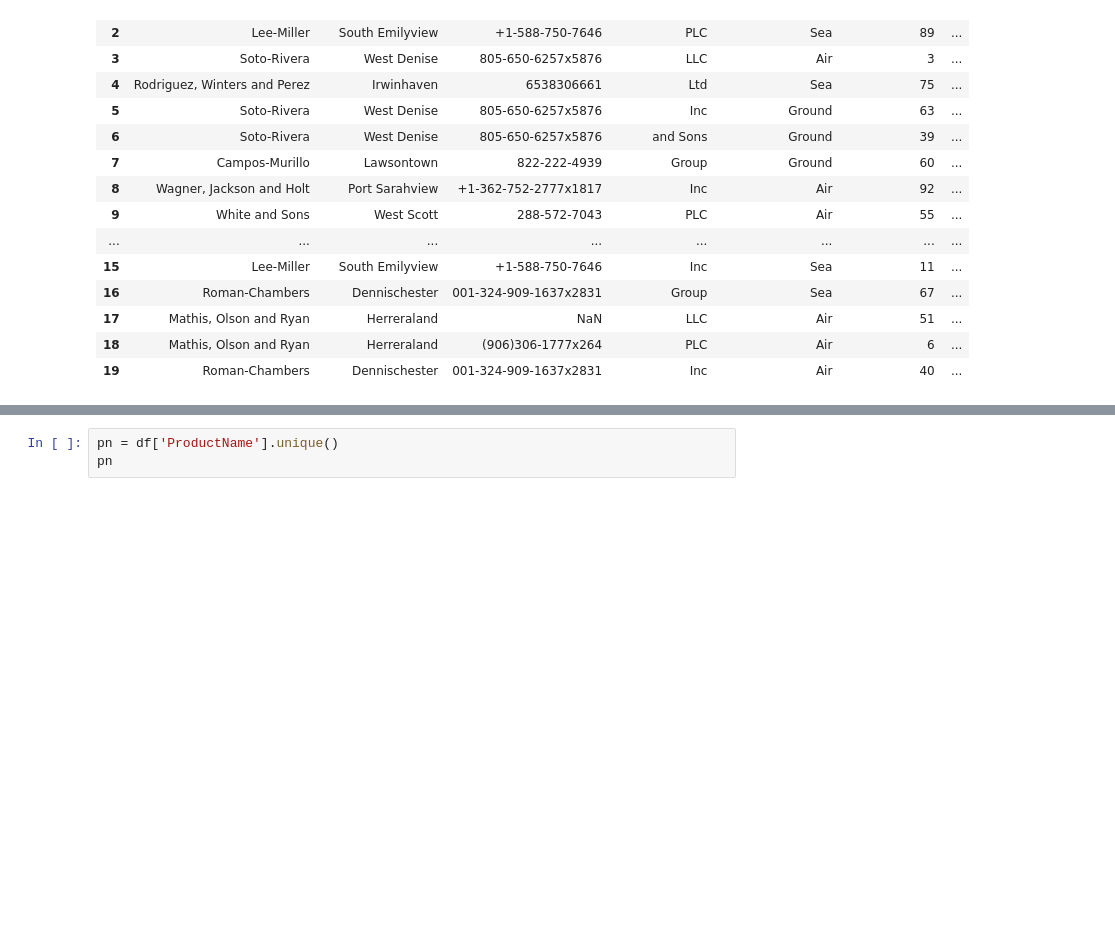
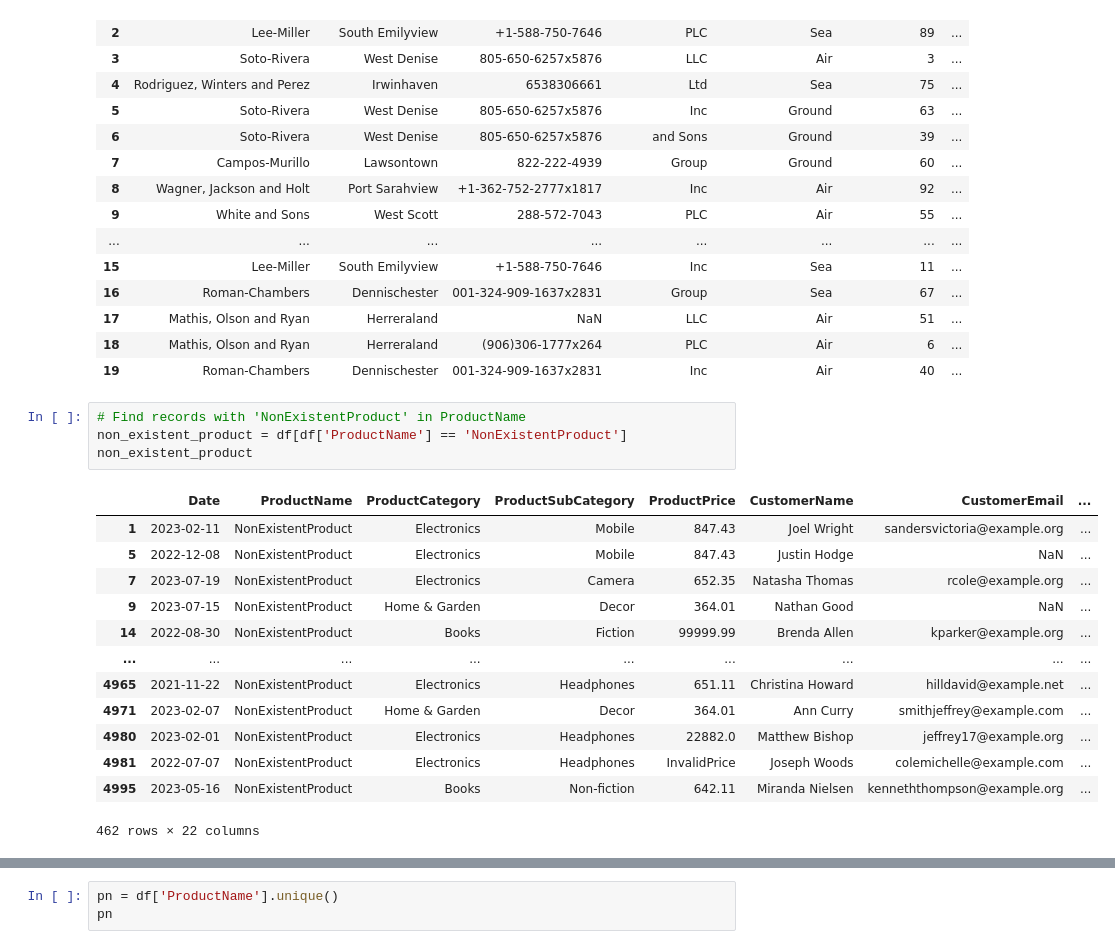
Before and after one commit to Faissal-00/Setting_up_and_Optimizing_a_Data_Warehouse_and_Analysis_with_Power_BI, a Jupyter notebook: Exploration.ipynb, the cells around one changed output, grey strips where cells are left out. Drawn from its saved outputs; the diff is of its cells as text; blank space fills up the shorter version.

```diff
--- a/Exploration.ipynb
+++ b/Exploration.ipynb
@@ -98,3 +98,21 @@ df[columns[10:]].head(20)
 | 17 | Mathis, Olson and Ryan | Herreraland | NaN | LLC | Air | 51 | ... |
 | 18 | Mathis, Olson and Ryan | Herreraland | (906)306-1777x264 | PLC | Air | 6 | ... |
 | 19 | Roman-Chambers | Dennischester | 001-324-909-1637x2831 | Inc | Air | 40 | ... |
+# %%
+# Find records with 'NonExistentProduct' in ProductName
+non_existent_product = df[df['ProductName'] == 'NonExistentProduct']
+non_existent_product
+# %% [output]
+|  | Date | ProductName | ProductCategory | ProductSubCategory | ProductPrice | CustomerName | CustomerEmail | ... |
+| 1 | 2023-02-11 | NonExistentProduct | Electronics | Mobile | 847.43 | Joel Wright | sandersvictoria@example.org | ... |
+| 5 | 2022-12-08 | NonExistentProduct | Electronics | Mobile | 847.43 | Justin Hodge | NaN | ... |
+| 7 | 2023-07-19 | NonExistentProduct | Electronics | Camera | 652.35 | Natasha Thomas | rcole@example.org | ... |
+| 9 | 2023-07-15 | NonExistentProduct | Home & Garden | Decor | 364.01 | Nathan Good | NaN | ... |
+| 14 | 2022-08-30 | NonExistentProduct | Books | Fiction | 99999.99 | Brenda Allen | kparker@example.org | ... |
+| ... | ... | ... | ... | ... | ... | ... | ... | ... |
+| 4965 | 2021-11-22 | NonExistentProduct | Electronics | Headphones | 651.11 | Christina Howard | hilldavid@example.net | ... |
+| 4971 | 2023-02-07 | NonExistentProduct | Home & Garden | Decor | 364.01 | Ann Curry | smithjeffrey@example.com | ... |
+| 4980 | 2023-02-01 | NonExistentProduct | Electronics | Headphones | 22882.0 | Matthew Bishop | jeffrey17@example.org | ... |
+| 4981 | 2022-07-07 | NonExistentProduct | Electronics | Headphones | InvalidPrice | Joseph Woods | colemichelle@example.com | ... |
+| 4995 | 2023-05-16 | NonExistentProduct | Books | Non-fiction | 642.11 | Miranda Nielsen | kenneththompson@example.org | ... |
+462 rows × 22 columns
```
Also changed, not shown: parts of 2 cells of this notebook, 12 other files.
